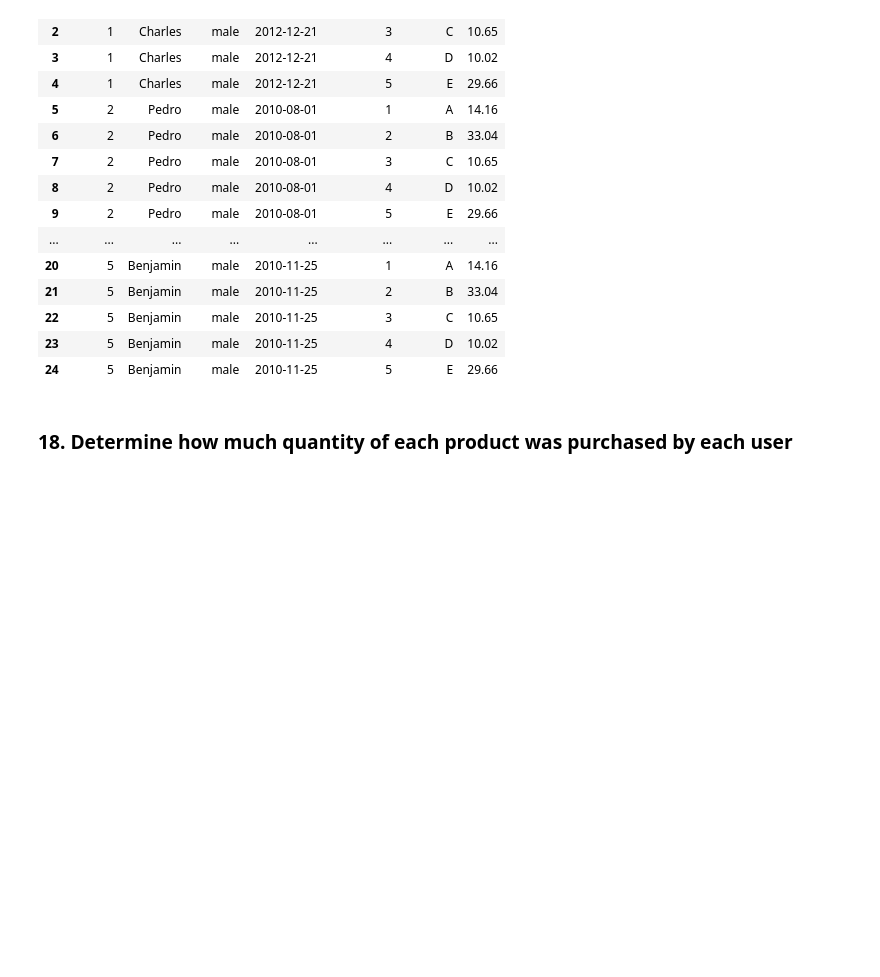
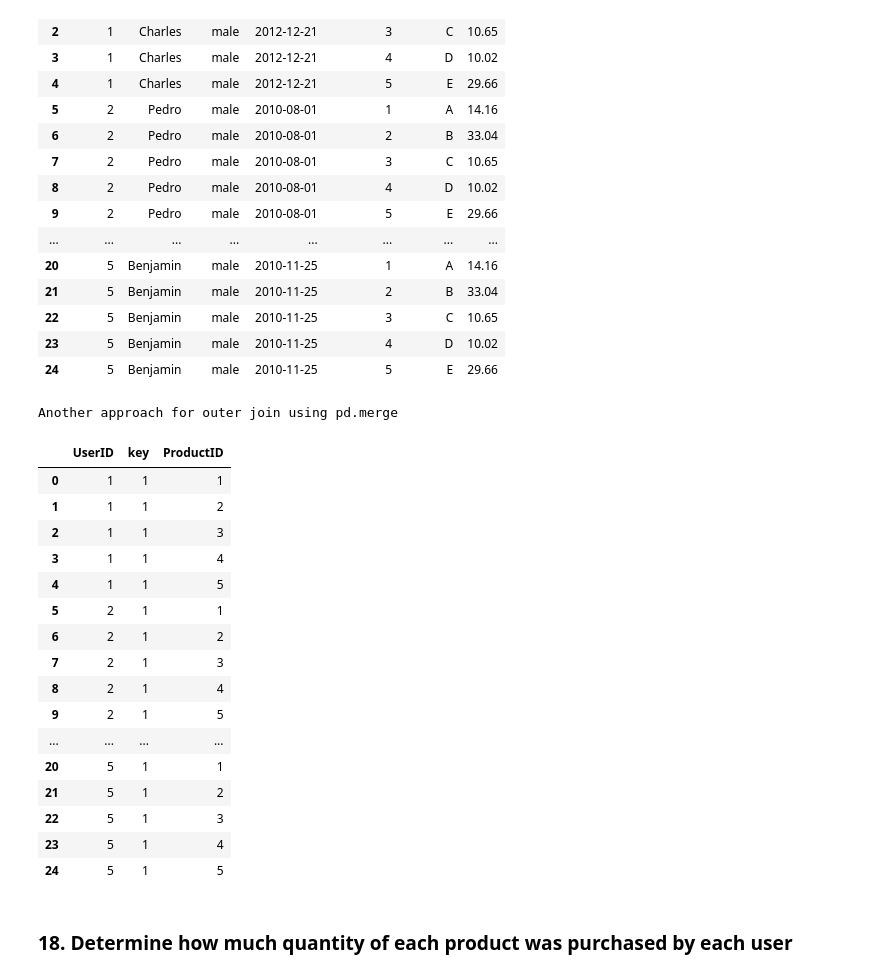
Before and after one commit to GauravKodmalwar/DataScienceAcadGildProject1, a Jupyter notebook: Project1.ipynb, the cells around one changed output. Drawn from its saved outputs; the diff is of its cells as text; code cells hidden in the pictures; blank space fills up the shorter version.

```diff
--- a/Project1.ipynb
+++ b/Project1.ipynb
@@ -394,6 +394,33 @@ dfUserProduct
 | 22 | 5 | Benjamin | male | 2010-11-25 | 3 | C | 10.65 |
 | 23 | 5 | Benjamin | male | 2010-11-25 | 4 | D | 10.02 |
 | 24 | 5 | Benjamin | male | 2010-11-25 | 5 | E | 29.66 |
+# %%
+print('Another approach for outer join using pd.merge')
+df1 = pd.DataFrame(users.UserID)
+df1['key'] = 1
+
+df2 = pd.DataFrame(products.ProductID)
+df2['key'] = 1
+pd.merge(df1, df2, how='outer', on='key')
+# %% [output]
+Another approach for outer join using pd.merge
+|  | UserID | key | ProductID |
+| 0 | 1 | 1 | 1 |
+| 1 | 1 | 1 | 2 |
+| 2 | 1 | 1 | 3 |
+| 3 | 1 | 1 | 4 |
+| 4 | 1 | 1 | 5 |
+| 5 | 2 | 1 | 1 |
+| 6 | 2 | 1 | 2 |
+| 7 | 2 | 1 | 3 |
+| 8 | 2 | 1 | 4 |
+| 9 | 2 | 1 | 5 |
+| ... | ... | ... | ... |
+| 20 | 5 | 1 | 1 |
+| 21 | 5 | 1 | 2 |
+| 22 | 5 | 1 | 3 |
+| 23 | 5 | 1 | 4 |
+| 24 | 5 | 1 | 5 |
 # %% [markdown]
 <h3>
 18. Determine how much quantity of each product was purchased by each user
```
Also changed, not shown: parts of 1 cell of this notebook.
